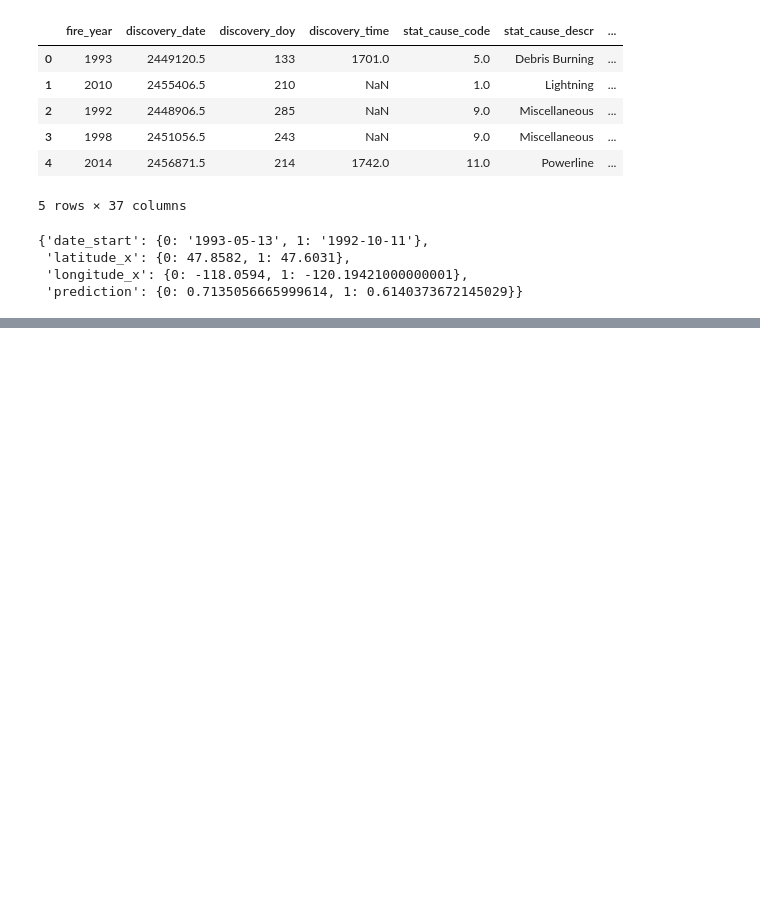
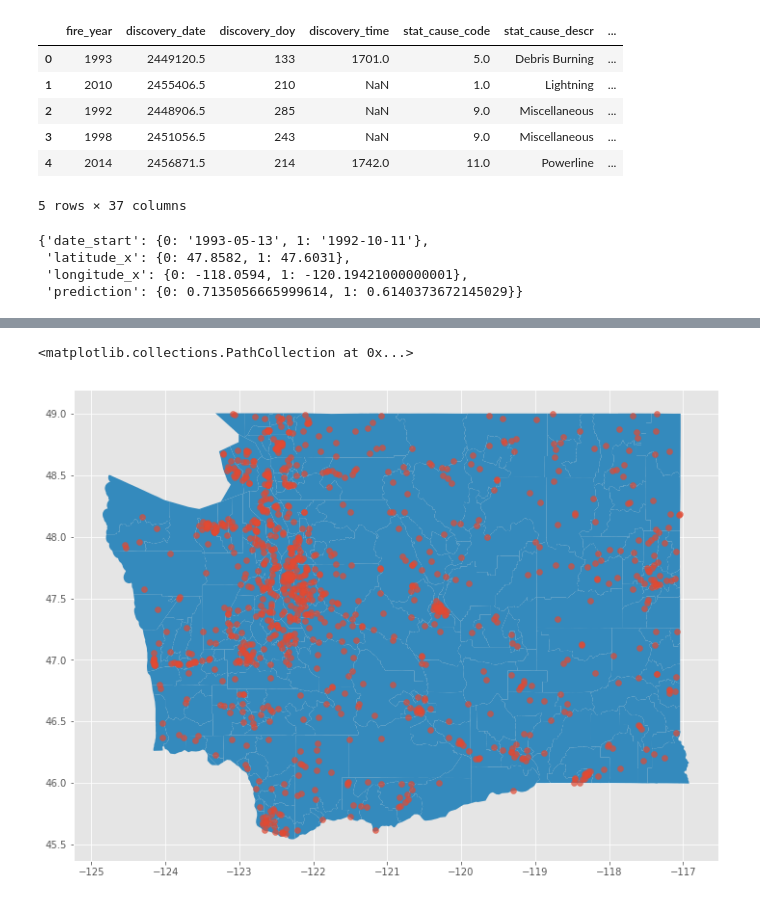
Before and after one commit to magstewart/wildfire-project, a Jupyter notebook: Wildfires_EDA.ipynb, the cells around one changed output, grey strips where cells are left out. Cells and saved outputs as stored; diff of their text form; code cells hidden in the pictures; blank space fills up the shorter version.

Commit message:
add map of weather stations

```diff
--- a/Wildfires_EDA.ipynb
+++ b/Wildfires_EDA.ipynb
@@ -426,0 +453,2 @@ model.final_model(X,y)
+# %%
+df_stations = pd.read_csv('data/station_coordinates.csv')
@@ -426,0 +464,9 @@ model.final_model(X,y)
+# %%
+washington = gpd.read_file('images/washington/tl_2013_53_cousub.shp')
+# %%
+fig, ax = plt.subplots(figsize=(12,9))
+washington.plot(ax=ax)
+ax.scatter(df_stations.longitude, df_stations.latitude, alpha = 0.7)
+# %% [output]
+<matplotlib.collections.PathCollection at 0x...>
+[figure, added]
```
Also changed, not shown: parts of 12 cells of this notebook.
